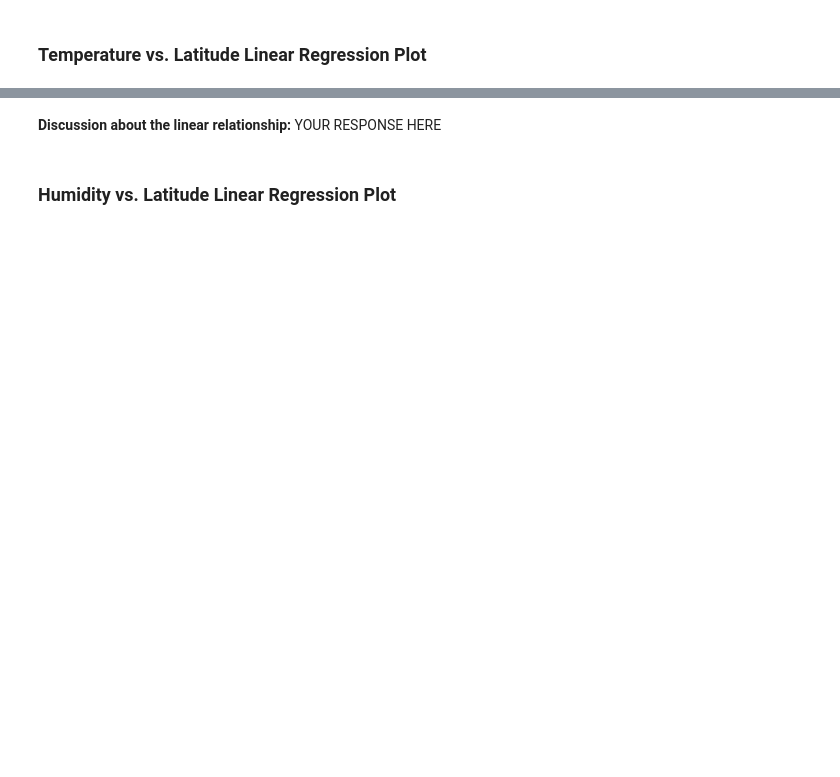
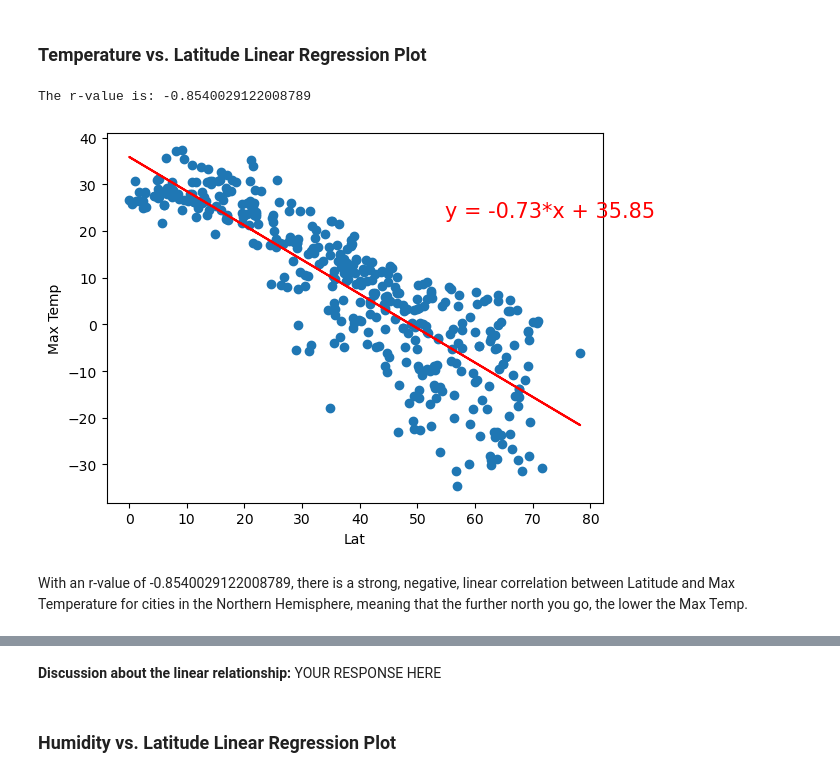
Before and after one commit to maxpopper/python-api-challenge, a Jupyter notebook: Starter_Code/starter_code/WeatherPy.ipynb, the cells around one changed output, grey strips where cells are left out. Drawn from its saved outputs; the diff is of its cells as text; code cells hidden in the pictures; blank space fills up the shorter version.

Commit message:
regression analysis

```diff
--- a/Starter_Code/starter_code/WeatherPy.ipynb
+++ b/Starter_Code/starter_code/WeatherPy.ipynb
@@ -447,6 +405,40 @@ plt.show()
 ---
 
 ## Requirement 2: Compute Linear Regression for Each Relationship
+# %%
+# trial code
+
+# Define a function to create Linear Regression plots
+def regression(x, y):
+
+    x_range = max(x) - min(x)
+    y_range = max(y) - min(y)
+    x_annotation = min(x) + 0.7 * x_range
+    y_annotation = min(y) + 0.8 * y_range
+
+    slope, intercept, r, p, std_err = linregress(x, y)
+    fit = slope * x + intercept
+    fit_str = f'y = {round(slope, 2)}*x + {round(intercept, 2)}'
+    plt.scatter(x, y)
+    plt.plot(x, fit, color='r')
+    plt.annotate(fit_str, xy = (x_annotation, y_annotation), fontsize=15, color = "red")
+    plt.xlabel(x.name)
+    plt.ylabel(y.name)
+    print(f'The r-value is: {r}')
+    plt.show()
 # %%
 # Define a function to create Linear Regression plots
 # YOUR CODE HERE
+# %%
+# trial code
+
+# Create a DataFrame with the Northern Hemisphere data (Latitude >= 0)
+cols = city_data_df.columns
+northern_hemi_df = pd.DataFrame() # columns = cols
+
+for index, row in city_data_df.iterrows():
+    if row["Lat"] >= 0:
+        northern_hemi_df = northern_hemi_df._append(row, ignore_index=True)
+
+# Display sample data
+northern_hemi_df.head()
@@ -481,5 +483,15 @@ southern_hemi_df.head()
 # %% [markdown]
 ###  Temperature vs. Latitude Linear Regression Plot
+# %%
+# trial code
+
+# Linear regression on Northern Hemisphere
+regression(northern_hemi_df["Lat"], northern_hemi_df["Max Temp"])
+# %% [output]
+The r-value is: -0.8540029122008789
+[figure, added]
+# %% [markdown]
+With an r-value of -0.8540029122008789, there is a strong, negative, linear correlation between Latitude and Max Temperature for cities in the Northern Hemisphere, meaning that the further north you go, the lower the Max Temp.
 # %%
 # Linear regression on Northern Hemisphere
 # YOUR CODE HERE
```
Also changed, not shown: parts of 37 cells of this notebook.
